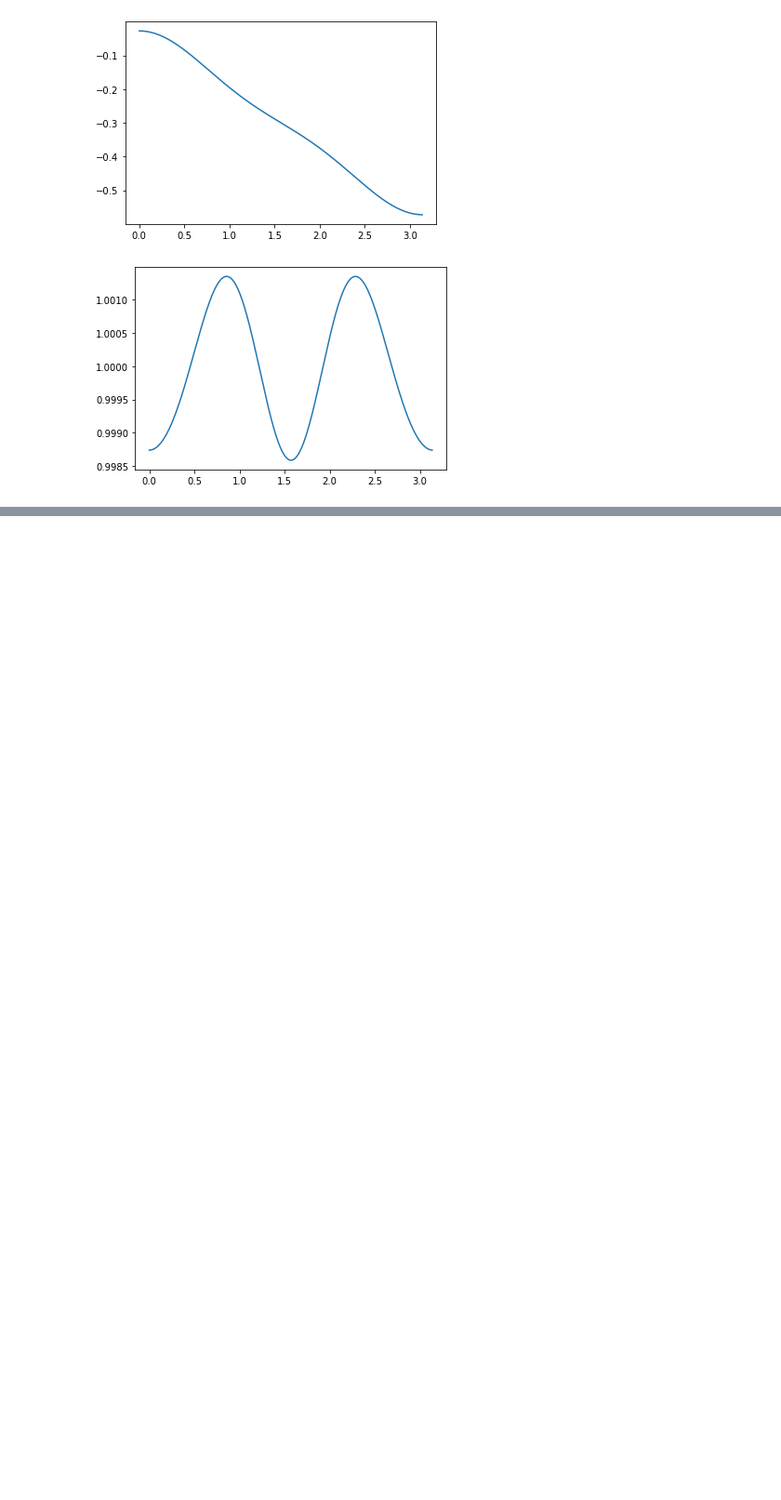
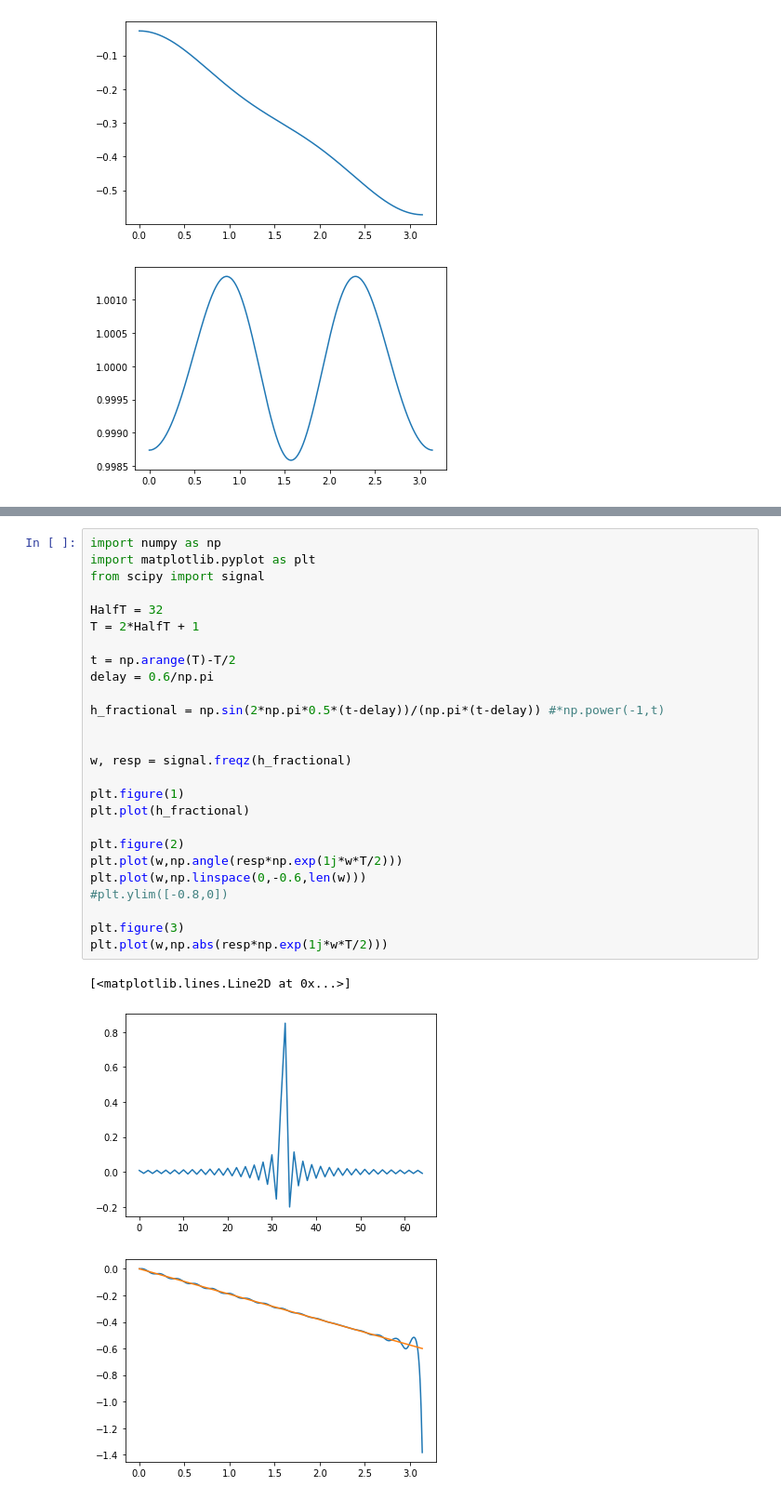
Before and after one commit to kootsoop/DSP.SE, a Jupyter notebook: Python/Q83734-fir-filter-phase-response-at-fs-2.ipynb, the cells around one changed output, grey strips where cells are left out. Shown at 93% size. Saved outputs shown, nothing was run; the diff lists cells and outputs as text; blank space fills up the shorter version.

```diff
--- a/Python/Q83734-fir-filter-phase-response-at-fs-2.ipynb
+++ b/Python/Q83734-fir-filter-phase-response-at-fs-2.ipynb
@@ -37,0 +55,30 @@ plt.plot(np.imag(np.fft.ifft(np.exp(1j*phase))))
+# %%
+import numpy as np
+import matplotlib.pyplot as plt
+from scipy import signal
+
+HalfT = 32
+T = 2*HalfT + 1
+
+t = np.arange(T)-T/2
+delay = 0.6/np.pi
+
+h_fractional = np.sin(2*np.pi*0.5*(t-delay))/(np.pi*(t-delay)) #*np.power(-1,t)
+
+
+w, resp = signal.freqz(h_fractional)
+
+plt.figure(1)
+plt.plot(h_fractional)
+
+plt.figure(2)
+plt.plot(w,np.angle(resp*np.exp(1j*w*T/2)))
+plt.plot(w,np.linspace(0,-0.6,len(w)))
+#plt.ylim([-0.8,0])
+
+plt.figure(3)
+plt.plot(w,np.abs(resp*np.exp(1j*w*T/2)))
+# %% [output]
+[<matplotlib.lines.Line2D at 0x...>]
+[figure, added]
+[figure, added]
```
Also changed, not shown: parts of 4 cells of this notebook, 4 other files.
